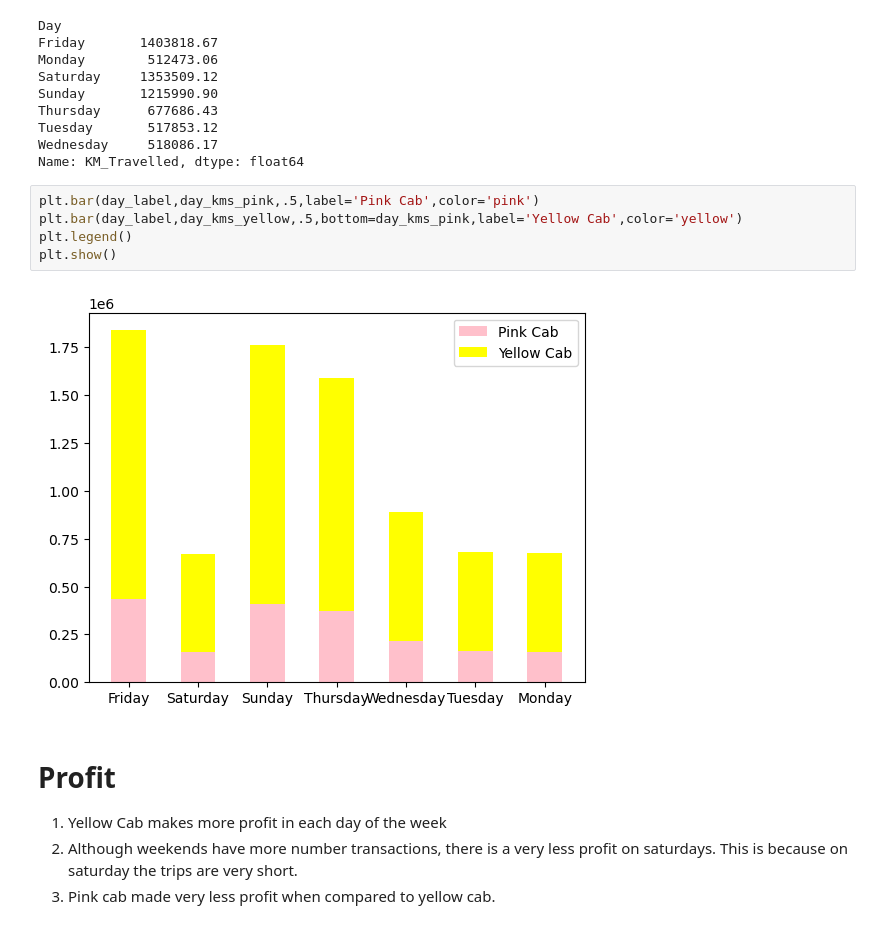
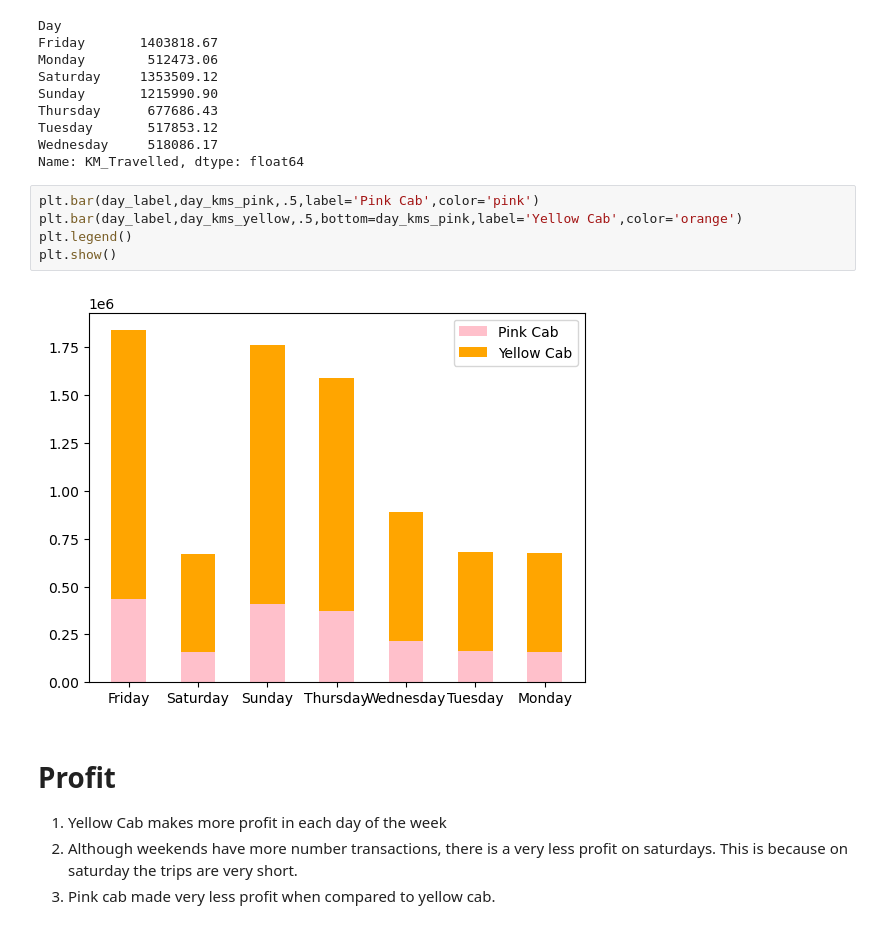
Before and after one commit to jamz97/VC, a Jupyter notebook: G2M Case Study.ipynb, the cells around one changed output. Drawn from its saved outputs; the diff is of its cells as text.

```diff
--- a/G2M Case Study.ipynb
+++ b/G2M Case Study.ipynb
@@ -294,11 +294,11 @@ Wednesday     518086.17
 Name: KM_Travelled, dtype: float64
 # %%
 plt.bar(day_label,day_kms_pink,.5,label='Pink Cab',color='pink')
-plt.bar(day_label,day_kms_yellow,.5,bottom=day_kms_pink,label='Yellow Cab',color='yellow')
+plt.bar(day_label,day_kms_yellow,.5,bottom=day_kms_pink,label='Yellow Cab',color='orange')
 plt.legend()
 plt.show()
 # %% [output]
-[figure, old version]
+[figure, new version]
 # %% [markdown]
 # Profit
 
```
Also changed, not shown: parts of 11 cells of this notebook.
